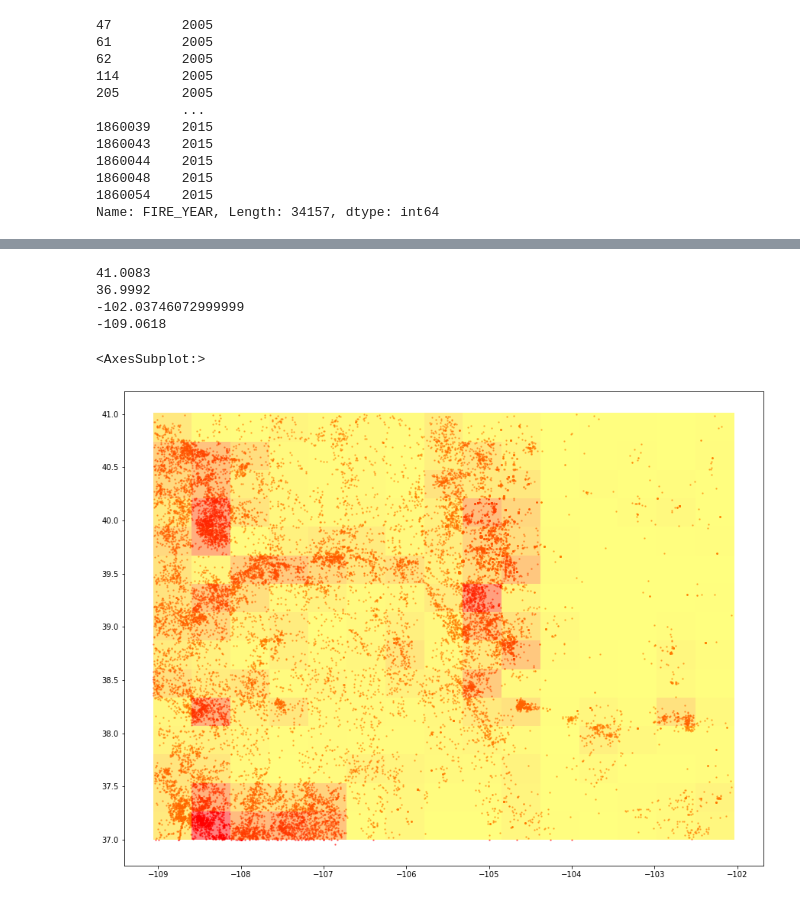
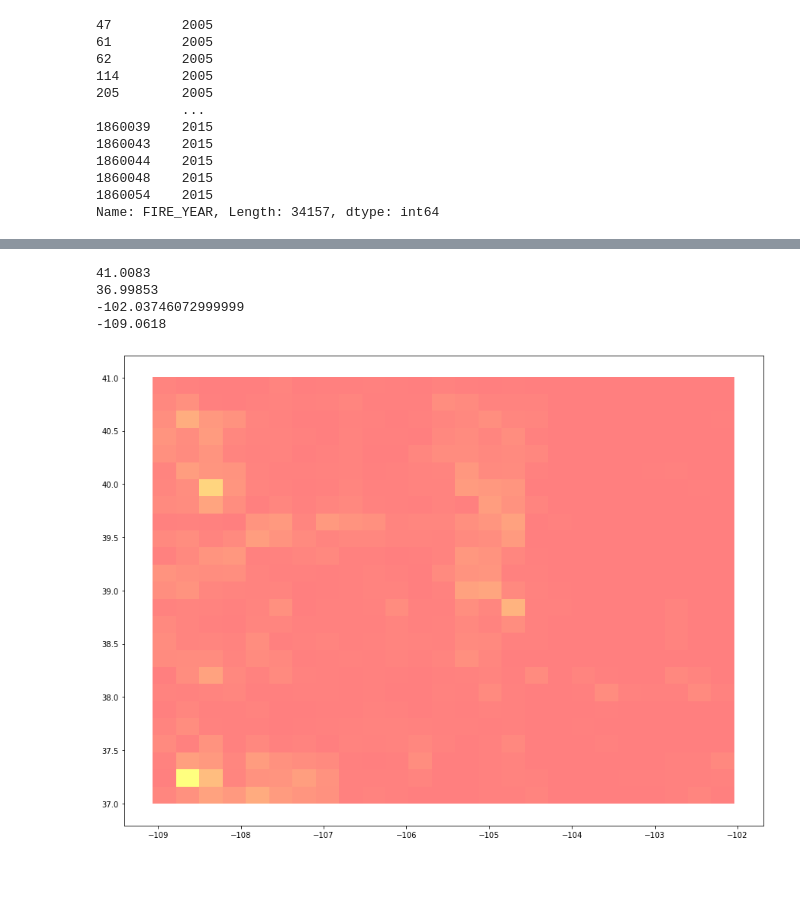
Before and after one commit to Paxton-P/Wildfire, a Jupyter notebook: Data Visualization.ipynb, the cells around one changed output, grey strips where cells are left out. Saved outputs shown, nothing was run; the diff lists cells and outputs as text; code cells hidden in the pictures; blank space fills up the shorter version.

```diff
--- a/Data Visualization.ipynb
+++ b/Data Visualization.ipynb
@@ -66,3 +67,12 @@ fires.head()
 | 62 | 63 | 2005 | 0.1 | 172 | 1241 | 4.0 | Campfire | ... |
 | 114 | 117 | 2005 | 80.0 | 188 | 1907 | 1.0 | Lightning | ... |
 | 205 | 209 | 2005 | 2.5 | 164 | 1428 | 9.0 | Miscellaneous | ... |
+# %%
+fires["Ones"] = 1
+
+fireHistData = fires.groupby('FIRE_YEAR').sum()["Ones"]
+
+xticks = list(range(1992,2015 + 1))
+plt.bar(xticks, fireHistData)
+plt.xticks(xticks)
+plt.xticks(rotation=-45)
@@ -79,13 +113,13 @@ coMap.plot(ax = ax, color = "lightgrey")
 # %%
-fires2015 = fires.loc[(fires.FIRE_YEAR >= 2000) & (fires.FIRE_YEAR <= 2015),:]
+trainingFires = fires.loc[(fires.FIRE_YEAR >= 2000) & (fires.FIRE_YEAR <= 2012),:]
 
 fig2, ax2 = plt.subplots(figsize = (15,15))
 crs = "EPSG:4326"
-geometry = [Point(xy) for xy in zip(fires2015.LONGITUDE, fires2015.LATITUDE)]
+geometry = [Point(xy) for xy in zip(trainingFires.LONGITUDE, trainingFires.LATITUDE)]
 
-geo_df = gpd.GeoDataFrame(fires2015, crs = crs, geometry = geometry)
+geo_df = gpd.GeoDataFrame(trainingFires, crs = crs, geometry = geometry)
 
-markerSize = fires2015.FIRE_SIZE.astype(int)
+markerSize = trainingFires.FIRE_SIZE.astype(int)
 print(markerSize.iloc[:,1])
 print(geo_df['FIRE_SIZE'].iloc[:,1])
 coMap.plot(ax = ax2)
@@ -120,8 +154,8 @@ fires2015.loc[fires2015['FIRE_SIZE'].idxmax()]
 # %%
-maxLat = fires2015.loc[fires2015['LATITUDE'].idxmax()]['LATITUDE'] + .01
-minLat = fires2015.loc[fires2015['LATITUDE'].idxmin()]['LATITUDE'] + .04
-maxLon = fires2015.loc[fires2015['LONGITUDE'].idxmax()]['LONGITUDE'] + .03
-minLon = fires2015.loc[fires2015['LONGITUDE'].idxmin()]['LONGITUDE']
+maxLat = trainingFires.loc[trainingFires['LATITUDE'].idxmax()]['LATITUDE'] + .01
+minLat = trainingFires.loc[trainingFires['LATITUDE'].idxmin()]['LATITUDE']
+maxLon = trainingFires.loc[trainingFires['LONGITUDE'].idxmax()]['LONGITUDE'] + .03
+minLon = trainingFires.loc[trainingFires['LONGITUDE'].idxmin()]['LONGITUDE']
 
 print(maxLat)
 print(minLat)
@@ -129,14 +163,14 @@ print(maxLon)
 print(minLon)
 # %% [output]
 41.0083
-36.9992
+36.99853
 -102.03746072999999
 -109.0618
 # %%
 fig, ax = plt.subplots(figsize = (15,15))
 
-numRectWide = 15
-numRectTall = 15
+numRectWide = 25
+numRectTall = 25
 w = (maxLon - minLon) / numRectWide
 h = (maxLat - minLat) / numRectTall
 
@@ -154,38 +188,35 @@ for r in range(numRectTall):
 
 coMap.plot(ax = ax, color = "white")
 
 pointDensities = np.zeros(numRectTall * numRectWide)
 i = 0
 
 for point in points:
     #print(point)
     firesInRegion = fires.loc[(fires.LATITUDE > point[0]) & (fires.LATITUDE <= (point[0] + h)) & (fires.LONGITUDE > point[1]) & (fires.LONGITUDE <= (point[1] + h)),:]
     pointDensities[i] = len(firesInRegion['FOD_ID'])
     i = i + 1
 
 maxDens = max(pointDensities)
 
 numColors = 200
 
 pointDensities = numColors * pointDensities / maxDens
 
-yellow = Color("yellow")
-colors = list(yellow.range_to(Color("red"),numColors + 1))
+yellow = Color("red")
+colors = list(yellow.range_to(Color("yellow"),numColors + 1))
 colors = [c.hex for c in colors]
 
-#print(pointDensities)
 i = 0
 for point in points:
     facecolor = colors[int(round(pointDensities[i]))]
     rect=mpatches.Rectangle((point[1],point[0]),w,h,
                         alpha=0.5,
                         facecolor=facecolor)
     plt.gca().add_patch(rect)
     i = i + 1
-#print(points)
 
-geo_df.plot(ax = ax, markersize = 2, color = 'red', alpha = .5)
+#geo_df.plot(ax = ax, markersize = 2, color = 'red', alpha = .5)
 # %% [output]
-<AxesSubplot:>
-[figure, old version]
+[figure, new version]
 # %%
```
Also changed, not shown: parts of 9 cells of this notebook.
